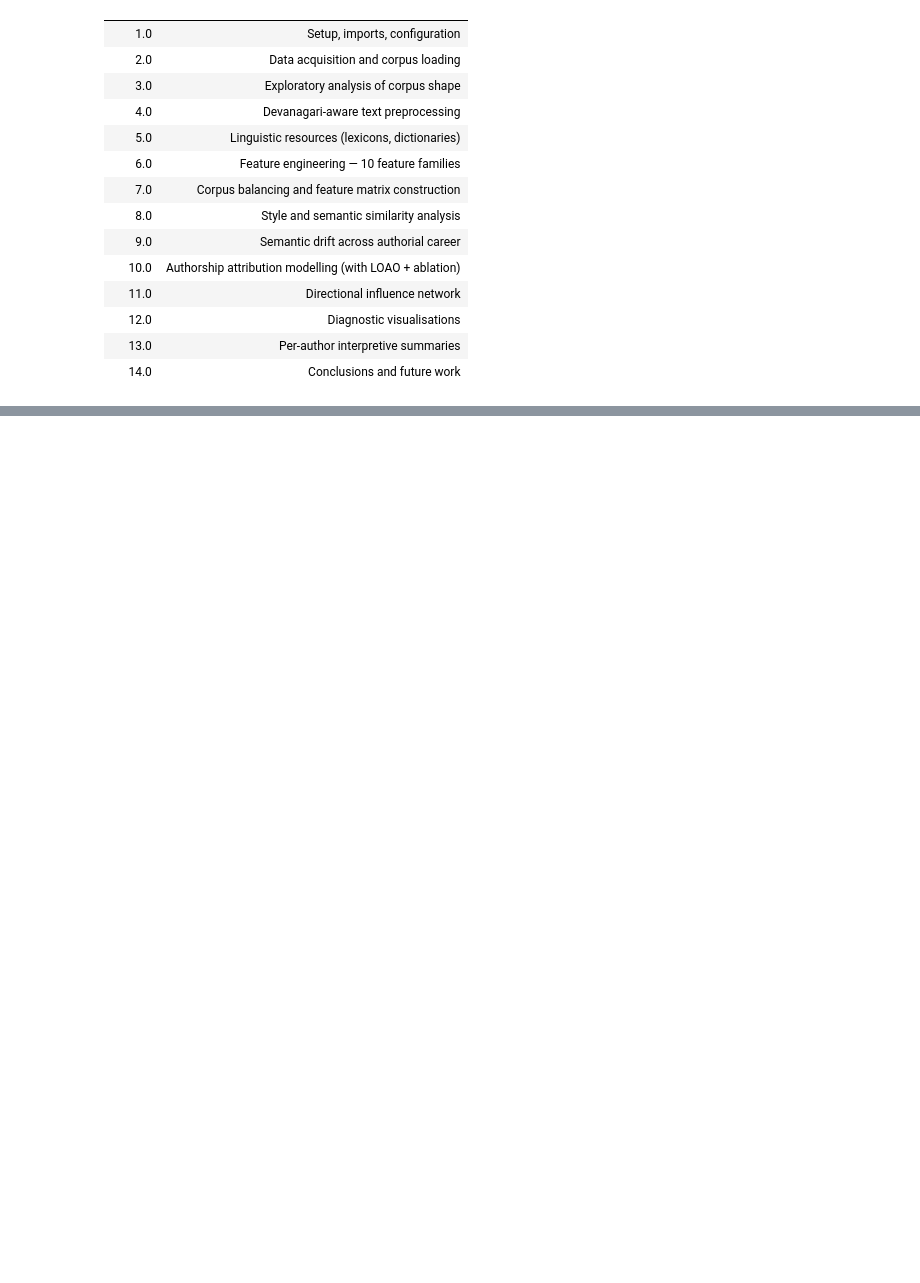
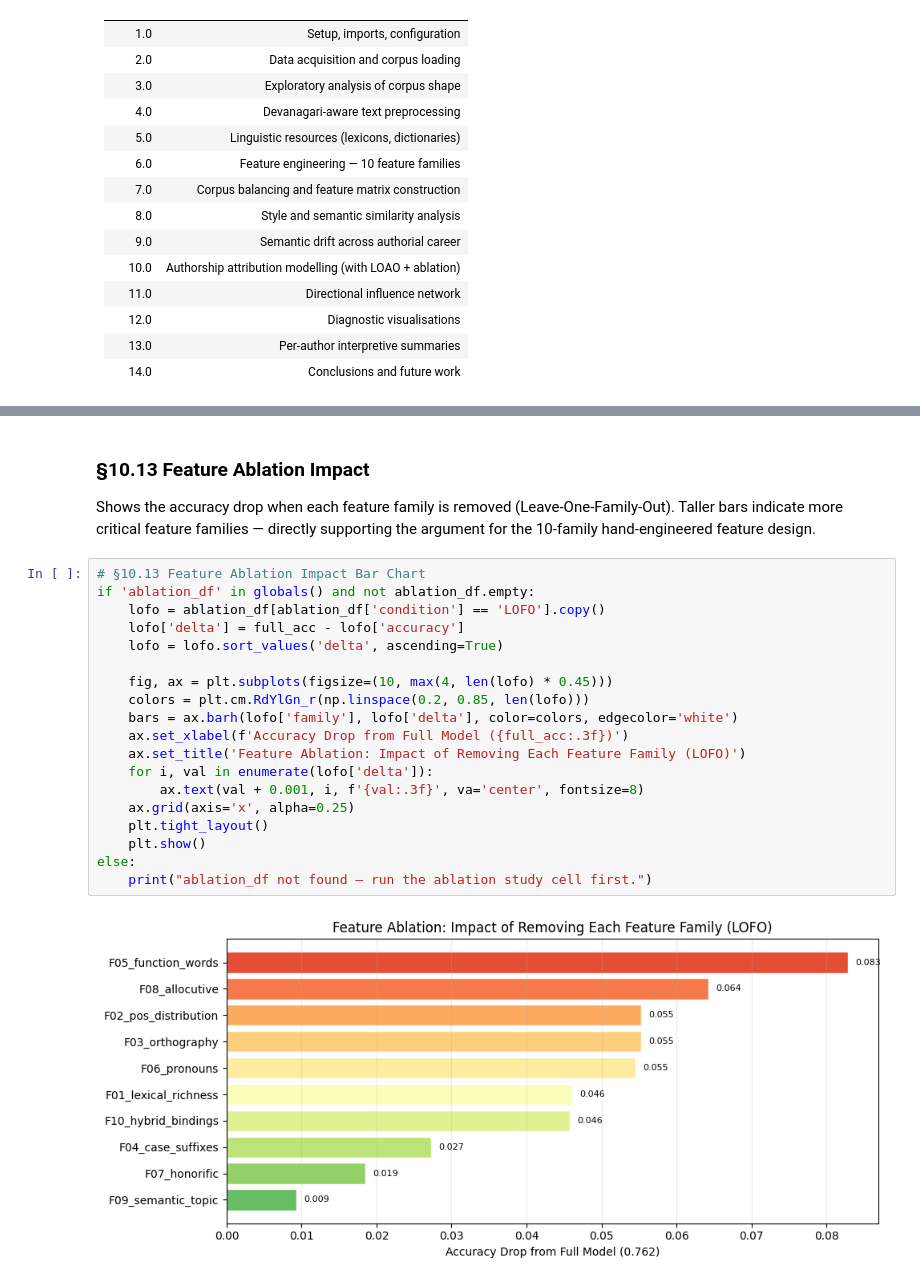
Before and after one commit to kishlay-git/maithili-authorship, a Jupyter notebook: Maithili_Authorship_Notebook.ipynb, the cells around one changed output, grey strips where cells are left out. Drawn from its saved outputs; the diff is of its cells as text; blank space fills up the shorter version.

```diff
--- a/Maithili_Authorship_Notebook.ipynb
+++ b/Maithili_Authorship_Notebook.ipynb
@@ -2210,2 +3867,27 @@ Rank
+# %% [markdown]
+### §10.13 Feature Ablation Impact
+
+Shows the accuracy drop when each feature family is removed (Leave-One-Family-Out). Taller bars indicate more critical feature families — directly supporting the argument for the 10-family hand-engineered feature design.
+# %%
+# §10.13 Feature Ablation Impact Bar Chart
+if 'ablation_df' in globals() and not ablation_df.empty:
+    lofo = ablation_df[ablation_df['condition'] == 'LOFO'].copy()
+    lofo['delta'] = full_acc - lofo['accuracy']
+    lofo = lofo.sort_values('delta', ascending=True)
+
+    fig, ax = plt.subplots(figsize=(10, max(4, len(lofo) * 0.45)))
+    colors = plt.cm.RdYlGn_r(np.linspace(0.2, 0.85, len(lofo)))
+    bars = ax.barh(lofo['family'], lofo['delta'], color=colors, edgecolor='white')
+    ax.set_xlabel(f'Accuracy Drop from Full Model ({full_acc:.3f})')
+    ax.set_title('Feature Ablation: Impact of Removing Each Feature Family (LOFO)')
+    for i, val in enumerate(lofo['delta']):
+        ax.text(val + 0.001, i, f'{val:.3f}', va='center', fontsize=8)
+    ax.grid(axis='x', alpha=0.25)
+    plt.tight_layout()
+    plt.show()
+else:
+    print("ablation_df not found — run the ablation study cell first.")
+# %% [output]
+[figure, added]
 # %% [markdown]
 ---
```
Also changed, not shown: parts of 168 cells of this notebook.
